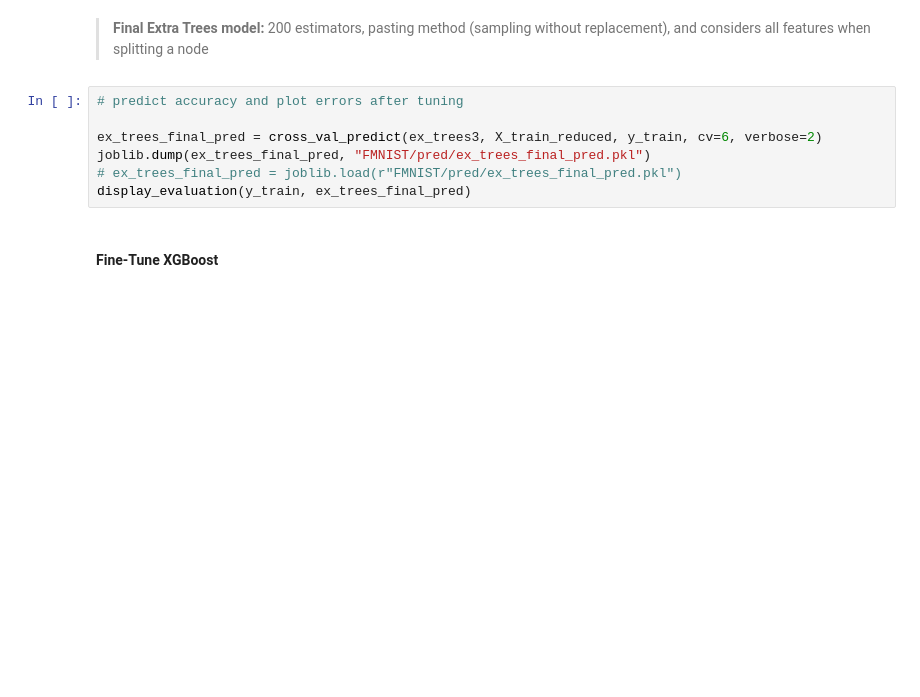
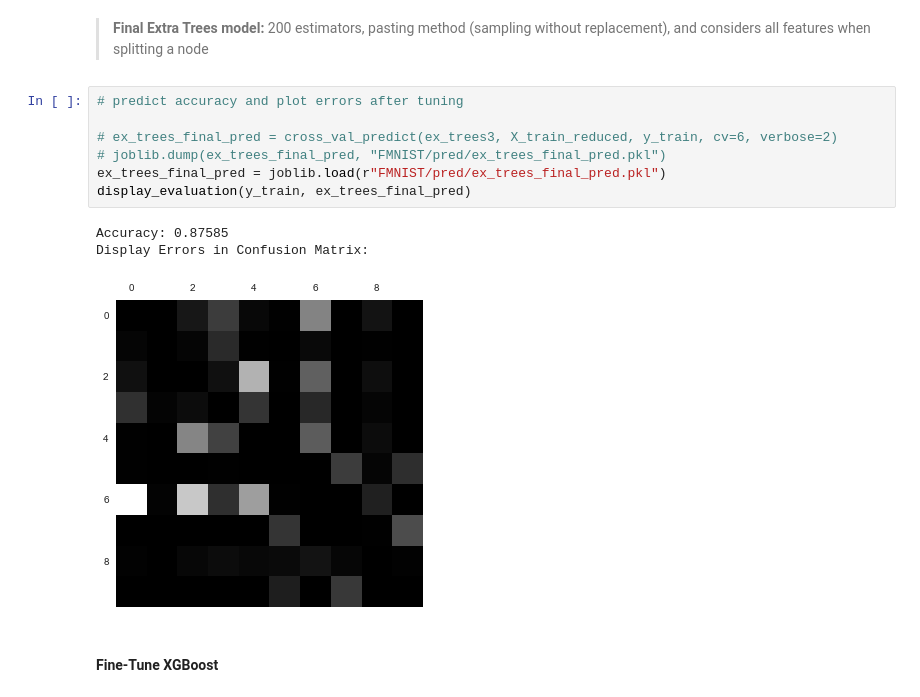
Before and after one commit to adiy55/1SB-Final-Project, a Jupyter notebook: 1SB ML Fashion MNIST.ipynb, the cells around one changed output. Cells and saved outputs as stored; diff of their text form; blank space fills up the shorter version.

```diff
--- a/1SB ML Fashion MNIST.ipynb
+++ b/1SB ML Fashion MNIST.ipynb
@@ -1331,10 +1349,14 @@ for mean_score, params in zip(cvres["mean_test_score"], cvres["params"]):
 # %%
 # predict accuracy and plot errors after tuning
 
-ex_trees_final_pred = cross_val_predict(ex_trees3, X_train_reduced, y_train, cv=6, verbose=2)
-joblib.dump(ex_trees_final_pred, "FMNIST/pred/ex_trees_final_pred.pkl")
-# ex_trees_final_pred = joblib.load(r"FMNIST/pred/ex_trees_final_pred.pkl")
+# ex_trees_final_pred = cross_val_predict(ex_trees3, X_train_reduced, y_train, cv=6, verbose=2)
+# joblib.dump(ex_trees_final_pred, "FMNIST/pred/ex_trees_final_pred.pkl")
+ex_trees_final_pred = joblib.load(r"FMNIST/pred/ex_trees_final_pred.pkl")
 display_evaluation(y_train, ex_trees_final_pred)
+# %% [output]
+Accuracy: 0.87585
+Display Errors in Confusion Matrix:
+[figure, added]
 # %% [markdown]
 #### Fine-Tune XGBoost
 # %%
```
Also changed, not shown: parts of 44 cells of this notebook.
